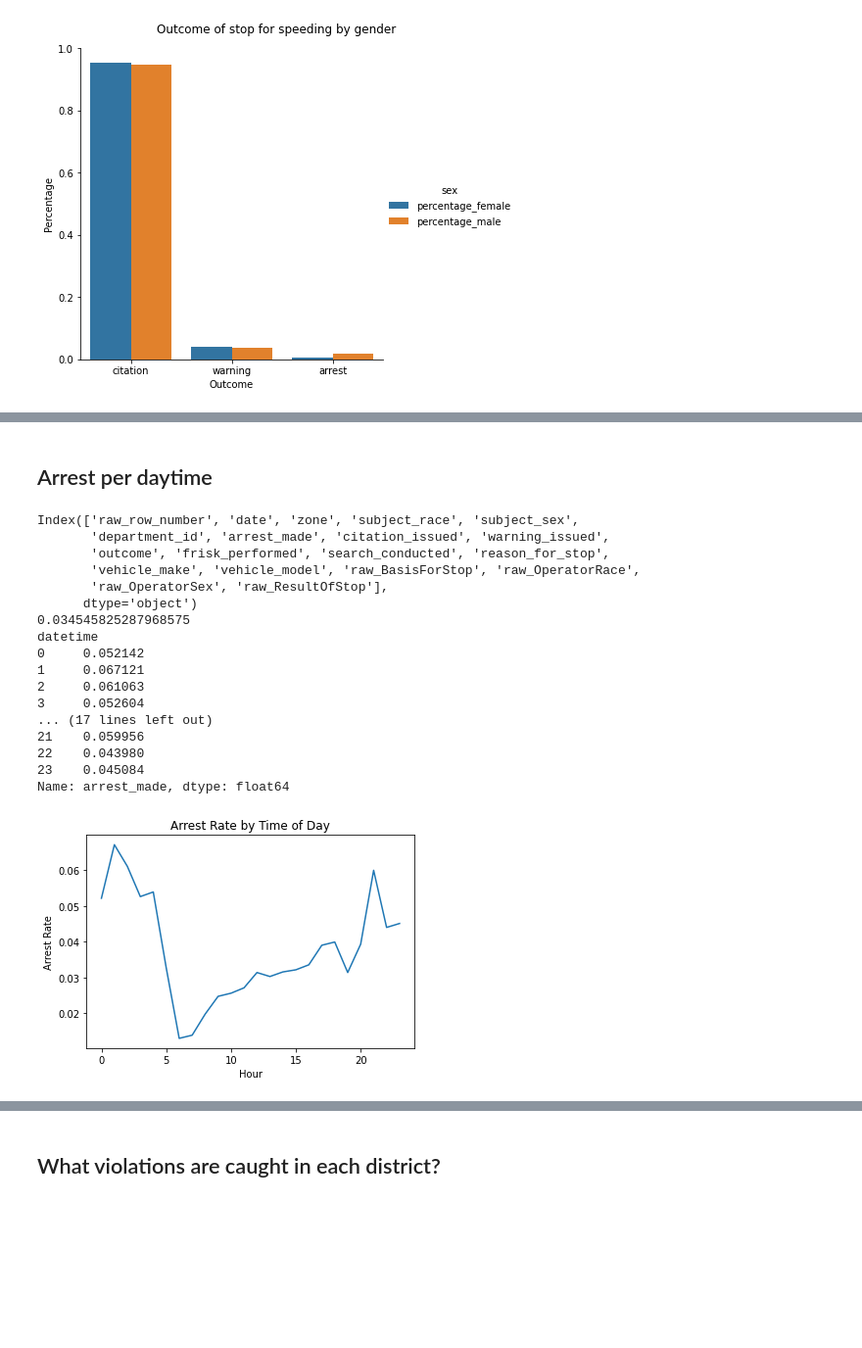
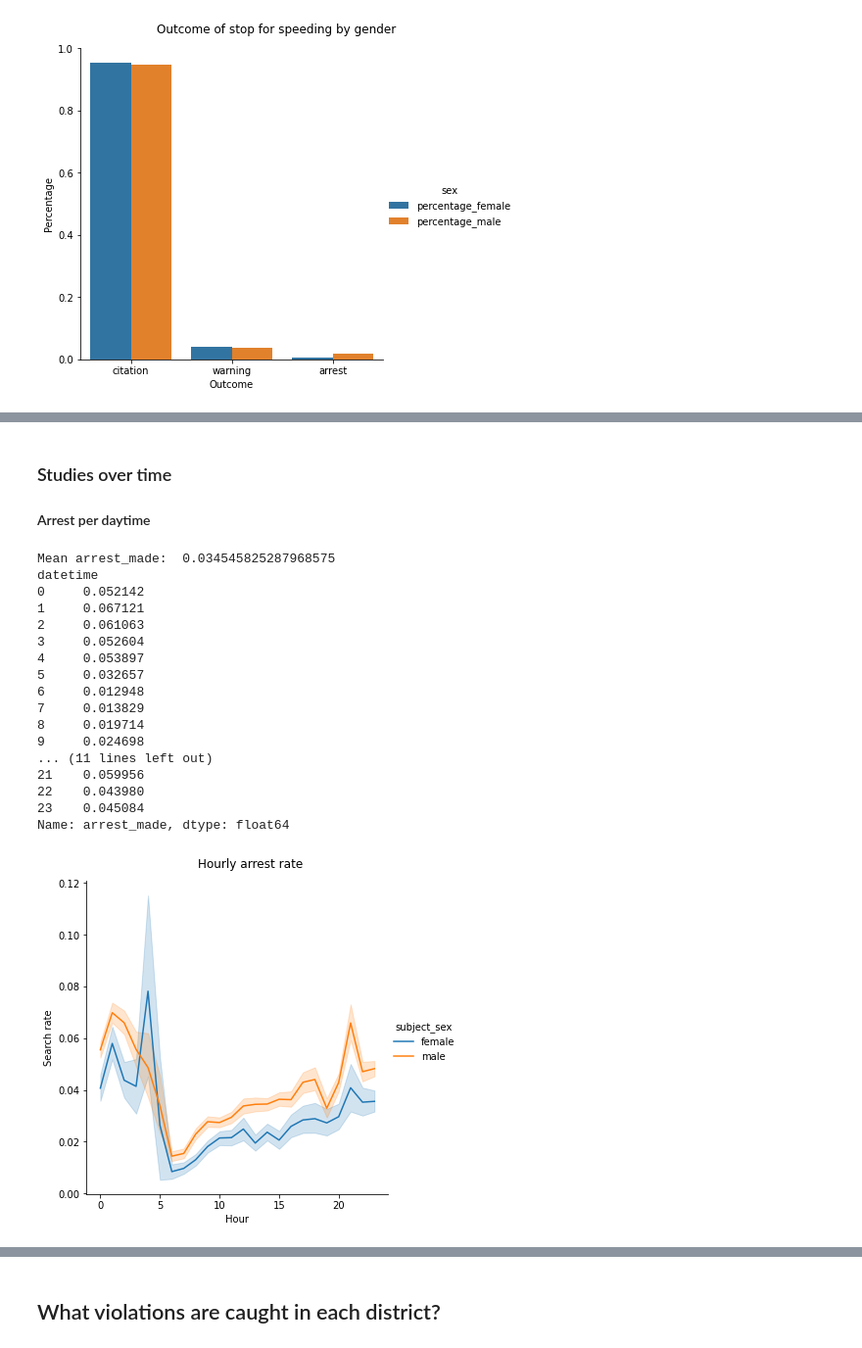
Before and after one commit to laubana90/StanfordOpenPolicingProject, a Jupyter notebook: RhodeIsland.ipynb, the cells around one changed output, grey strips where cells are left out. Shown: that part at 98% size. Drawn from its saved outputs; the diff is of its cells as text; code cells hidden in the pictures; blank space fills up the shorter version.

Commit message:
Updates in studies over time

```diff
--- a/RhodeIsland.ipynb
+++ b/RhodeIsland.ipynb
@@ -360,10 +366,9 @@ Warrant                           0.148148  0.311111
 # %% [markdown]
-## Arrest per daytime
+### Studies over time<a name="time"></a>
+#### Arrest per daytime<a name="arests_day"></a>
 # %%
-print(ri.columns)
-
 # Calculate the overall arrest rate
-print(ri['arrest_made'].mean())
+print("Mean arrest_made: ",ri['arrest_made'].mean())
 
 # Calculate the hourly arrest rate
 print(ri.groupby(ri.index.hour)['arrest_made'].mean())
@@ -371,36 +376,31 @@ print(ri.groupby(ri.index.hour)['arrest_made'].mean())
 # Save the hourly arrest rate
 hourly_arrest_rate = ri.groupby(ri.index.hour)['arrest_made'].mean()
 # %% [output]
-Index(['raw_row_number', 'date', 'zone', 'subject_race', 'subject_sex',
-       'department_id', 'arrest_made', 'citation_issued', 'warning_issued',
-       'outcome', 'frisk_performed', 'search_conducted', 'reason_for_stop',
-       'vehicle_make', 'vehicle_model', 'raw_BasisForStop', 'raw_OperatorRace',
-       'raw_OperatorSex', 'raw_ResultOfStop'],
-      dtype='object')
-0.034545825287968575
+Mean arrest_made:  0.034545825287968575
 datetime
 0     0.052142
 1     0.067121
 2     0.061063
 3     0.052604
-... (17 lines left out)
+4     0.053897
+5     0.032657
+6     0.012948
+7     0.013829
+8     0.019714
+9     0.024698
+... (11 lines left out)
 21    0.059956
 22    0.043980
 23    0.045084
 Name: arrest_made, dtype: float64
 # %%
-# Import matplotlib.pyplot as plt
-import matplotlib.pyplot as plt
+# Create a line plot of 'hourly_arrest_rate'
+ri['hour'] = ri.index.hour
+fig_arrest_day = sns.relplot(x='hour', y='arrest_made', data=ri, kind='line', hue='subject_sex')
 
-# Create a line plot of 'hourly_arrest_rate'
-hourly_arrest_rate.plot()
-
-# Add the xlabel, ylabel, and title
-plt.xlabel('Hour')
-plt.ylabel('Arrest Rate')
-plt.title('Arrest Rate by Time of Day')
-
-# Display the plot
+fig_arrest_day.fig.suptitle("Hourly arrest rate",y=1.03)
+fig_arrest_day.set(xlabel="Hour", ylabel="Search rate")
 plt.show()
+fig_arrest_day.savefig("figures/fig_arrest_day.png")
 # %% [output]
-[figure, old version]
+[figure, new version]
```
Also changed, not shown: parts of 16 cells of this notebook, 6 other files.
